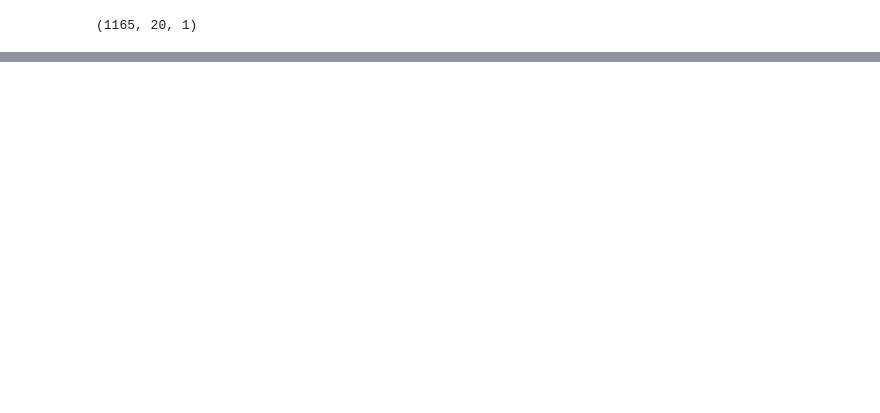
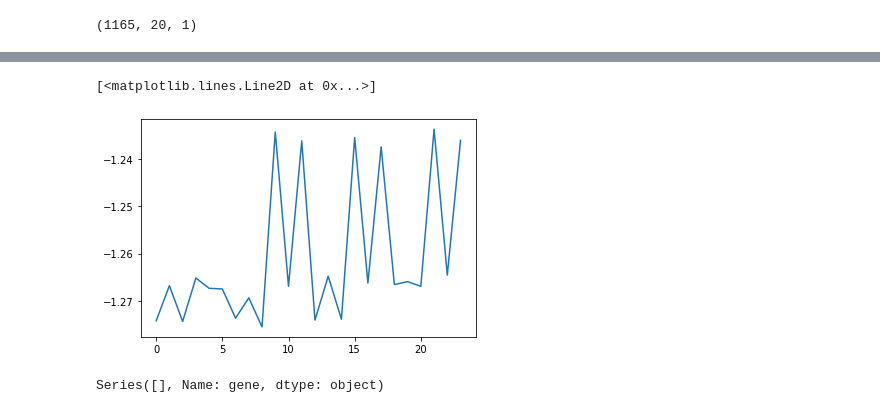
Before and after one commit to pachterlab/FGP_2024, a Jupyter notebook: notebooks/drosophila.ipynb, the cells around one changed output, grey strips where cells are left out. Cells and saved outputs as stored; diff of their text form; code cells hidden in the pictures; blank space fills up the shorter version.

```diff
--- a/notebooks/drosophila.ipynb
+++ b/notebooks/drosophila.ipynb
@@ -151,0 +151,10 @@ KeyboardInterrupt:
+# %%
+plt.plot(elbos)
+# %% [output]
+[<matplotlib.lines.Line2D at 0x...>]
+[figure, added]
+# %%
+plot_idx = gene_list.isin(['bcd','eve','med','hunchback'])
+gene_list[plot_idx]
+# %% [output]
+Series([], Name: gene, dtype: object)
```
Also changed, not shown: parts of 4 cells of this notebook, 3 other files.
